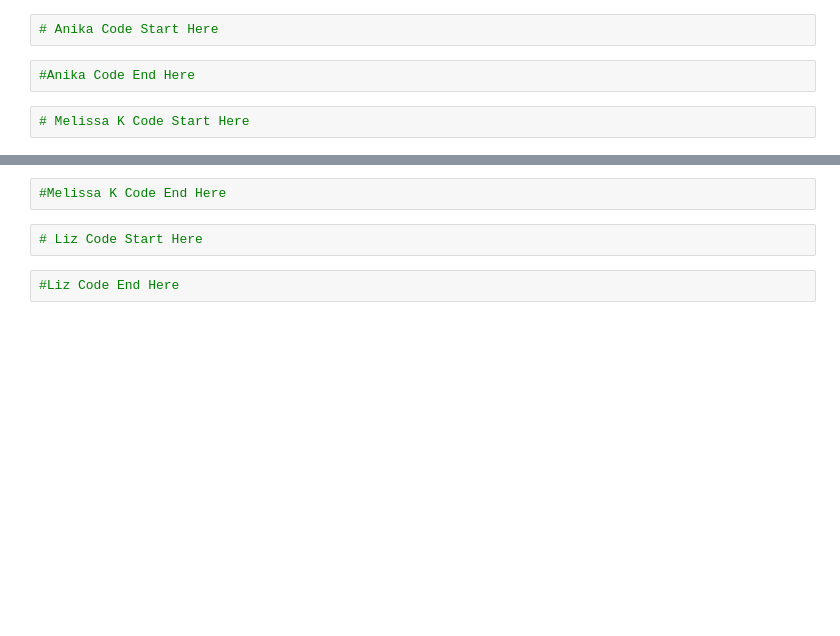
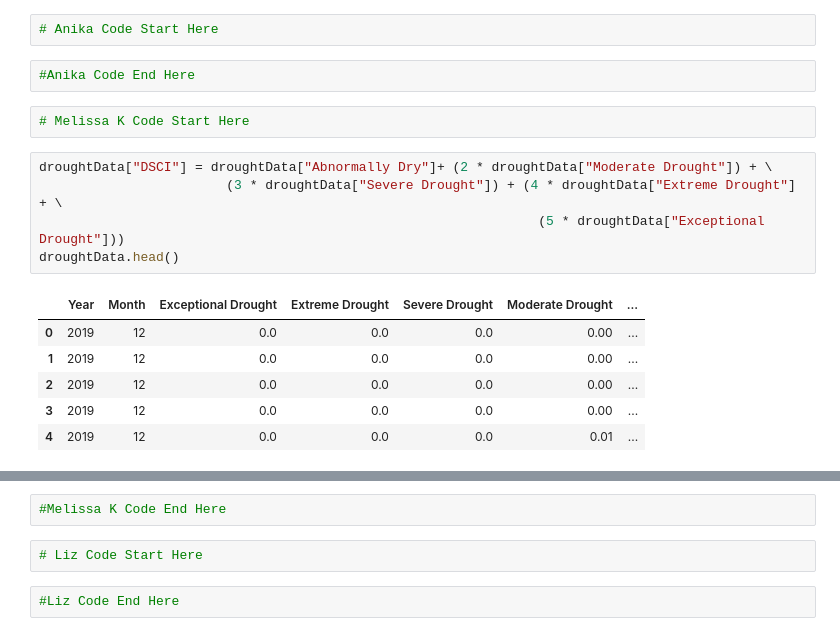
Before and after one commit to anikajohnson/CA-Wildfires-Project, a Jupyter notebook: Data_Exploration.ipynb, the cells around one changed output, grey strips where cells are left out. Saved outputs shown, nothing was run; the diff lists cells and outputs as text; blank space fills up the shorter version.

```diff
--- a/Data_Exploration.ipynb
+++ b/Data_Exploration.ipynb
@@ -23,3 +25,15 @@ droughtData = pd.read_csv("Clean_Data/CA_Droughts.csv")
 #Anika Code End Here
 # %%
 # Melissa K Code Start Here
+# %%
+droughtData["DSCI"] = droughtData["Abnormally Dry"]+ (2 * droughtData["Moderate Drought"]) + \
+                        (3 * droughtData["Severe Drought"]) + (4 * droughtData["Extreme Drought"] + \
+                                                                (5 * droughtData["Exceptional Drought"]))
+droughtData.head()
+# %% [output]
+|  | Year | Month | Exceptional Drought | Extreme Drought | Severe Drought | Moderate Drought | ... |
+| 0 | 2019 | 12 | 0.0 | 0.0 | 0.0 | 0.00 | ... |
+| 1 | 2019 | 12 | 0.0 | 0.0 | 0.0 | 0.00 | ... |
+| 2 | 2019 | 12 | 0.0 | 0.0 | 0.0 | 0.00 | ... |
+| 3 | 2019 | 12 | 0.0 | 0.0 | 0.0 | 0.00 | ... |
+| 4 | 2019 | 12 | 0.0 | 0.0 | 0.0 | 0.01 | ... |
```
Also changed, not shown: parts of 2 cells of this notebook, 1 other file.
